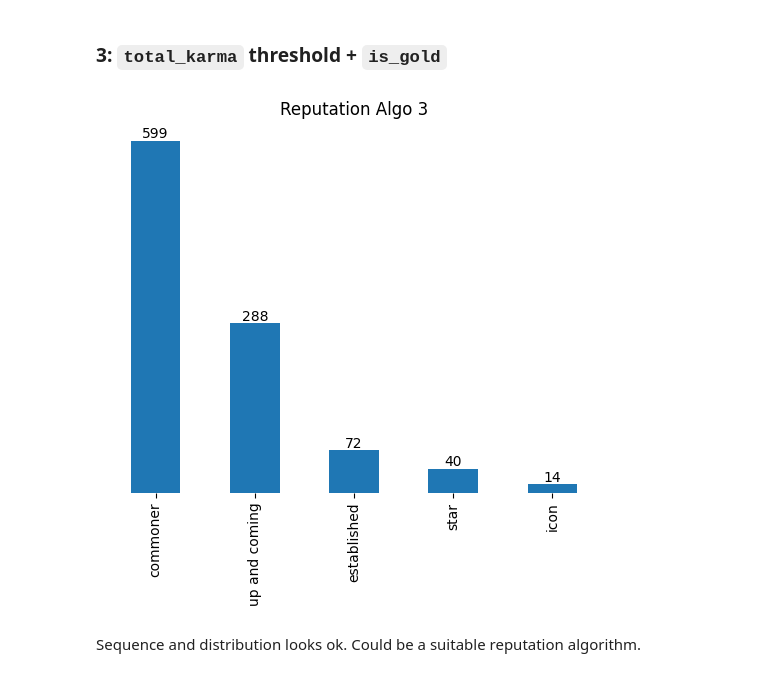
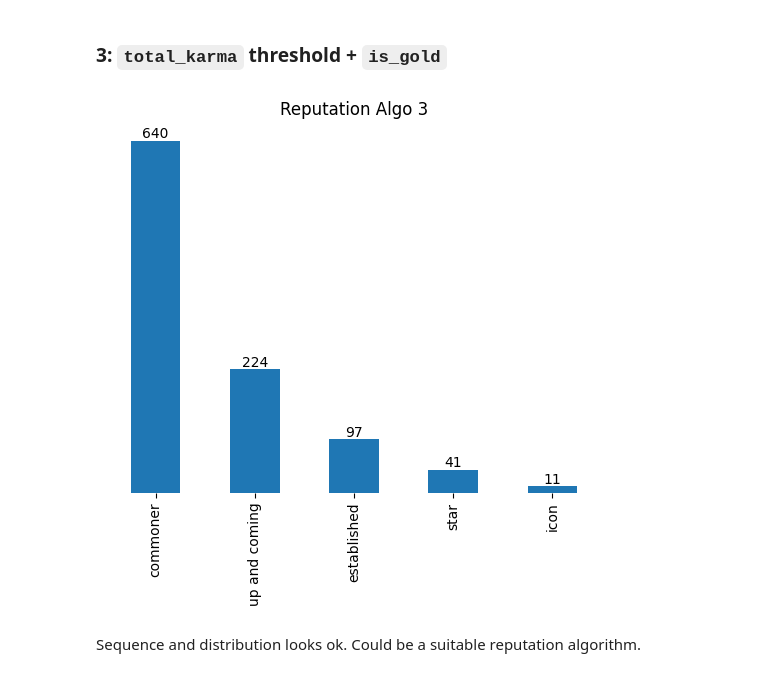
Before and after one commit to interep-project/interep-groups-eda, a Jupyter notebook: notebooks/reddit.ipynb, the cells around one changed output. Saved outputs shown, nothing was run; the diff lists cells and outputs as text; code cells hidden in the pictures.

```diff
--- a/notebooks/reddit.ipynb
+++ b/notebooks/reddit.ipynb
@@ -208,7 +208,7 @@ def get_followers_bin(x, bins):
     return 4
 
 
-KARMA_BINS = [(0, 7734), (7734, 80801), (80801, 173576), (173576, 556803)]
+KARMA_BINS = [(0, 7734), (7734, 80801), (80801, 173576), (173576, 556803), (556803, df['total_karma'].max())]
 # %%
 def reputation(total_karma, is_gold, is_mod, has_verified_email):
     followers_bin = get_followers_bin(total_karma, KARMA_BINS)
@@ -267,28 +267,28 @@ Sequence is still not correct. There should be more up and coming than establish
 ### 3: `total_karma` threshold + `is_gold`
 # %%
 def reputation3(total_karma, is_gold):
-    followers_bin = get_followers_bin(total_karma, KARMA_BINS)
-    return TIERS[max(followers_bin, 2)] if is_gold else TIERS[followers_bin]
+    followers_bin = get_followers_bin(total_karma, [(0, 10000), (10000, 50000), (50000, 200000), (200000, 600000), (600000, df['total_karma'].max())])
+    return TIERS[max(followers_bin, 1)] if is_gold else TIERS[followers_bin]
 
 df['reputation'] = df.apply(lambda x: reputation3(x['total_karma'], x['is_gold'])['name'], axis=1)
 
 # draw bar chart of reputation column
 # display the count of each value at the top of each bar
 # don't show y-axis
 plt = df['reputation'].value_counts().plot.bar(title='Reputation Algo 3')
 plt.axes.get_yaxis().set_visible(False)
 plt.bar_label(plt.containers[0])
 
 # hide frame
 plt.spines['top'].set_visible(False)
 plt.spines['right'].set_visible(False)
 plt.spines['bottom'].set_visible(False)
 plt.spines['left'].set_visible(False)
 
 # save plot
 plt.figure.savefig('../plots/reddit/reputation_sim3.png', bbox_inches='tight')
 # %% [output]
-[figure, old version]
+[figure, new version]
 # %% [markdown]
 Sequence and distribution looks ok. Could be a suitable reputation algorithm.
 # %% [markdown]
```
Also changed, not shown: parts of 9 cells of this notebook, 2 other files.
